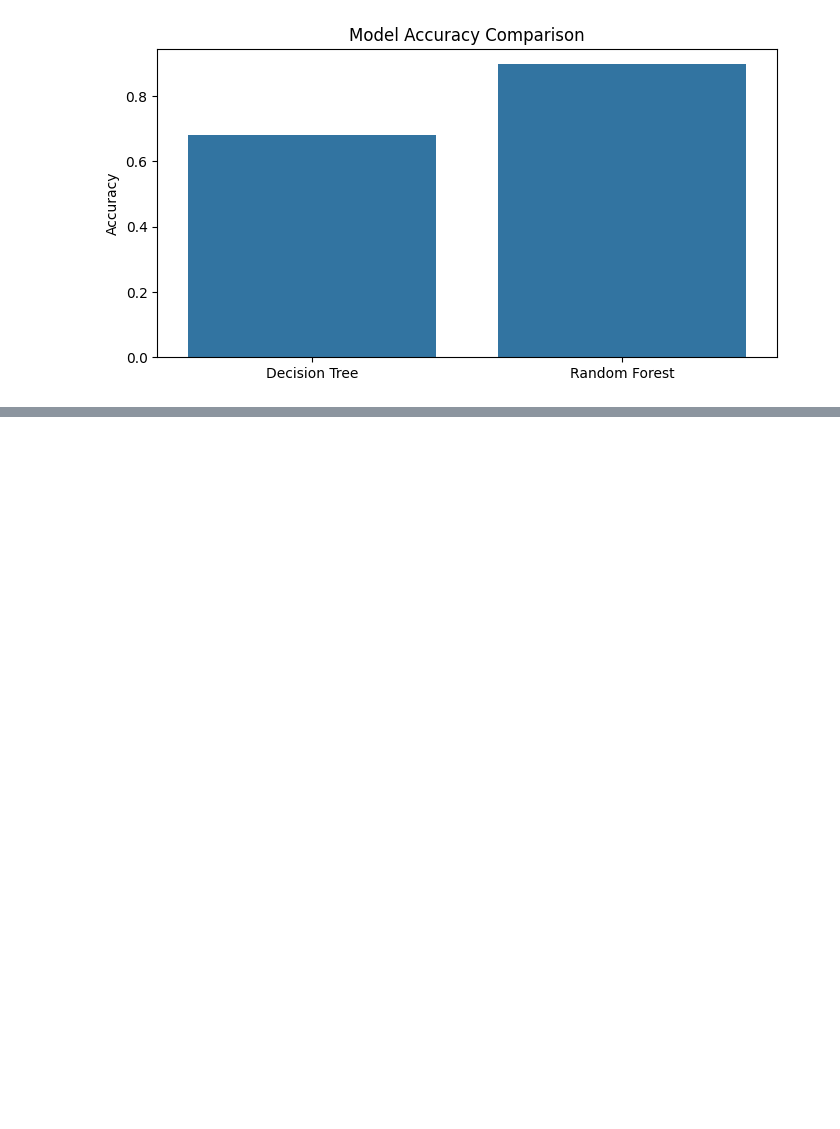
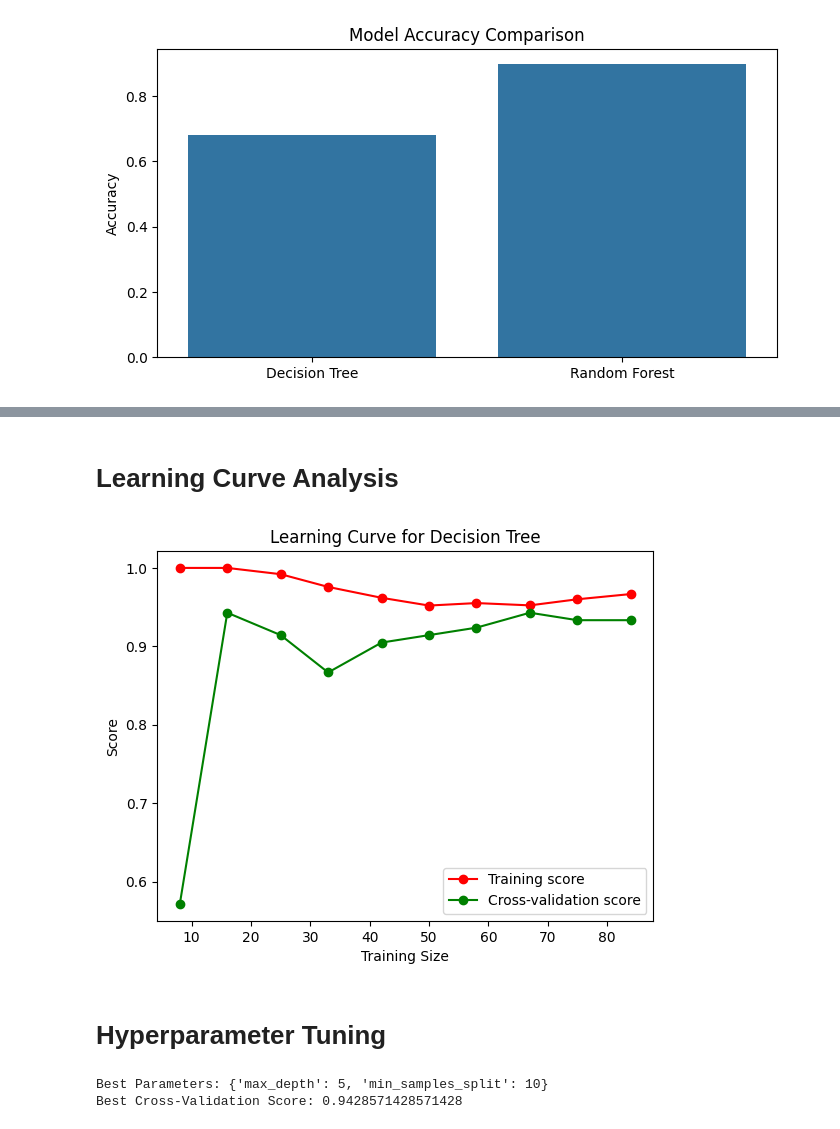
Before and after one commit to riponalmamun/MangoLeafBD, a Jupyter notebook: MangoLeafBD.ipynb, the cells around one changed output, grey strips where cells are left out. Cells and saved outputs as stored; diff of their text form; code cells hidden in the pictures; blank space fills up the shorter version.

```diff
--- a/MangoLeafBD.ipynb
+++ b/MangoLeafBD.ipynb
@@ -156,0 +207,35 @@ plt.show()
+# %% [markdown]
+# Learning Curve Analysis
+# %%
+from sklearn.model_selection import learning_curve
+
+train_sizes, train_scores, test_scores = learning_curve(clf, X_train, y_train, cv=5, scoring='accuracy', n_jobs=-1, train_sizes=np.linspace(0.1, 1.0, 10))
+
+plt.figure()
+plt.plot(train_sizes, np.mean(train_scores, axis=1), 'o-', color="r", label="Training score")
+plt.plot(train_sizes, np.mean(test_scores, axis=1), 'o-', color="g", label="Cross-validation score")
+plt.xlabel("Training Size")
+plt.ylabel("Score")
+plt.legend(loc="best")
+plt.title("Learning Curve for Decision Tree")
+plt.show()
+# %% [output]
+[figure, added]
+# %% [markdown]
+# Hyperparameter Tuning
+# %%
+from sklearn.model_selection import GridSearchCV
+
+param_grid = {
+    'max_depth': [3, 5, 10],
+    'min_samples_split': [2, 5, 10]
+}
+
+grid_search = GridSearchCV(DecisionTreeClassifier(), param_grid, cv=5)
+grid_search.fit(X_train, y_train)
+
+print("Best Parameters:", grid_search.best_params_)
+print("Best Cross-Validation Score:", grid_search.best_score_)
+# %% [output]
+Best Parameters: {'max_depth': 5, 'min_samples_split': 10}
+Best Cross-Validation Score: 0.9428571428571428
```
Also changed, not shown: parts of 6 cells of this notebook.
